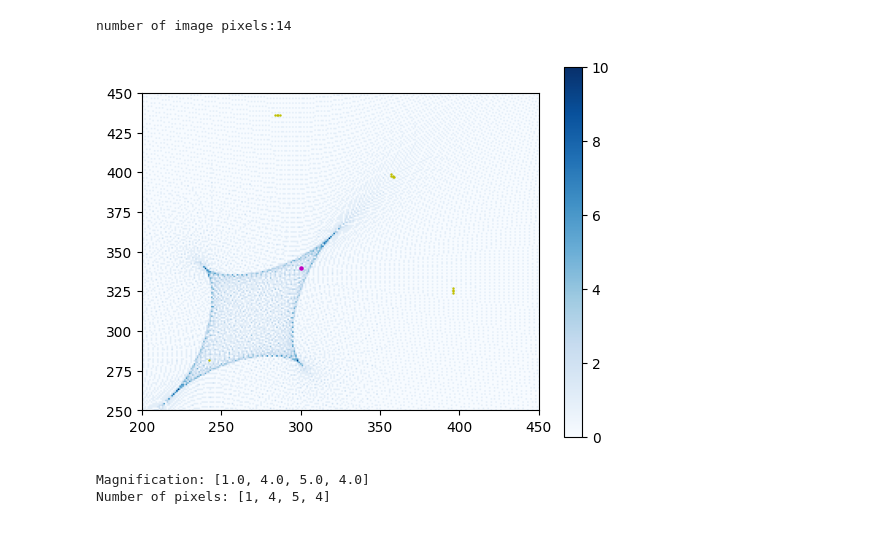
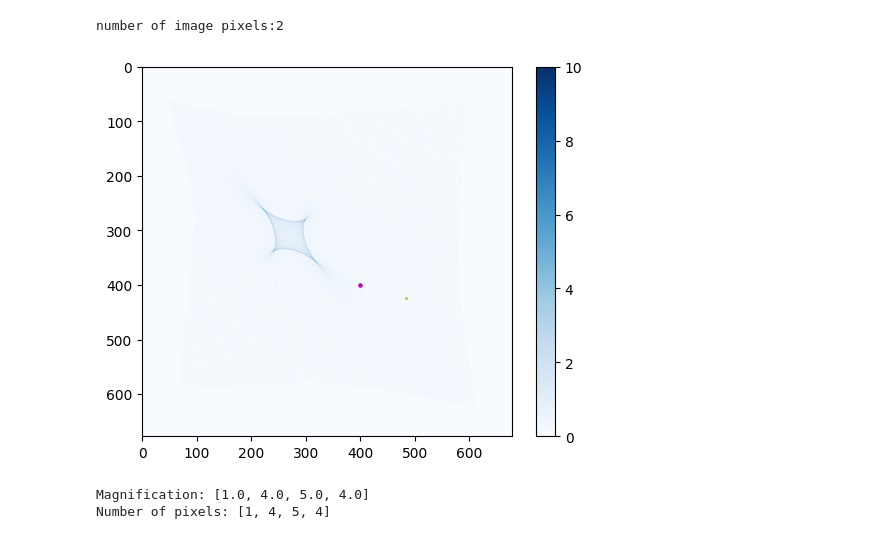
Before and after one commit to diceandcats/SURE-GW-lensing, a Jupyter notebook: Real stuffs/SIE_startingpt.ipynb, the cells around one changed output. Cells and saved outputs as stored; diff of their text form; code cells hidden in the pictures.

```diff
--- a/Real stuffs/SIE_startingpt.ipynb
+++ b/Real stuffs/SIE_startingpt.ipynb
@@ -95,7 +95,7 @@ circle_coords = np.argwhere(gaussian_circle > 0) #(y,x)'''
 
 #normal circle
 radius = 0.99
-center = (300, 340)
+center = (400, 400)
 
 x, y = np.meshgrid(range(size), range(size))
 circle = ((x - center[0])**2 + (y - center[1])**2) <= radius**2
@@ -134,37 +134,36 @@ scatterx_1, scattery_1, intensity_img = [], [], []
             scattery_1.append(i)
             intensity_img.append(gaussian_circle[ceil(ycoord),ceil(xcoord)]) # need to be fixed
             m+=1
 '''
 # point source
 for i in range(0, 678):
     for j in range(0, 678):
         ycoord = i-alpha_y_2d[i,j]
         xcoord = j-alpha_x_2d[i,j]
         if ycoord<0 or ycoord>677 or xcoord<0 or xcoord>677:
             continue
         if (round(ycoord) == center[1]) and (round(xcoord) == center[0]):
             scatterx_1.append(j)
             scattery_1.append(i)
             #intensity_img.append(gaussian_circle[ceil(ycoord),ceil(xcoord)]) # need to be fixed
             m+=1
 
 
 plt.scatter(scatterx_1,scattery_1,s=0.5, c = 'y')
 
 '''plt.scatter(mean[0],mean[1],c='r', s=1)
 for point in img_coord_in_src_coord[mean[1]][mean[0]]:
     plt.scatter(point[1],point[0],c='r', s=1)'''
 
 
 
 plt.imshow(array_test2, cmap='Blues',vmax=10)
-plt.xlim(200,450)
-plt.ylim(250,450)
+
 plt.colorbar()
 print(f'number of image pixels:{m}')
 # %% [output]
-number of image pixels:14
+number of image pixels:2
-[figure, old version]
+[figure, new version]
 # %%
 #magnification
 from sklearn.cluster import DBSCAN
```
Also changed, not shown: 4 other files.
